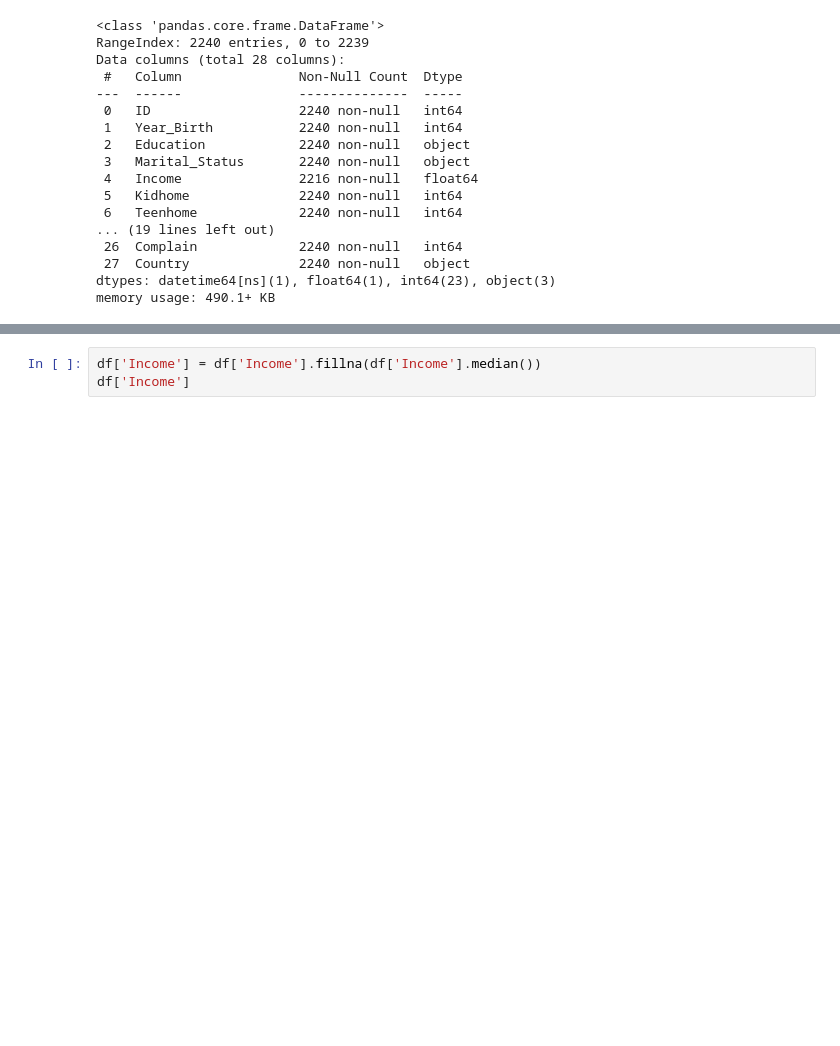
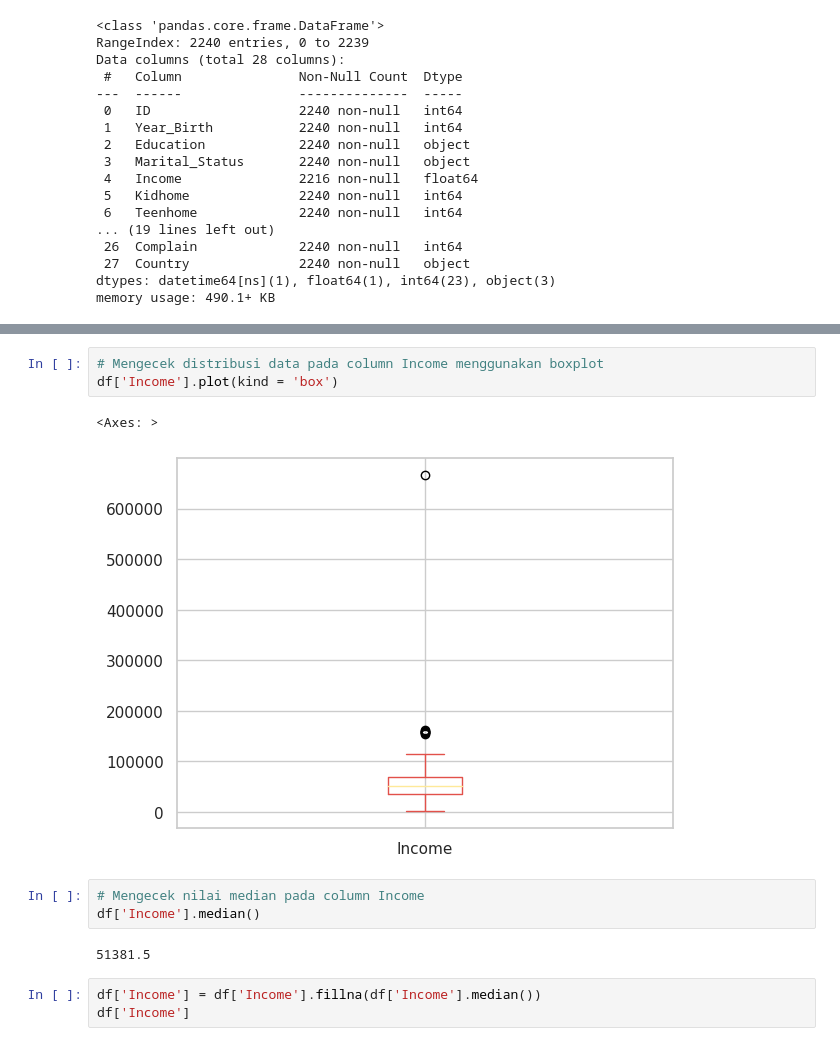
Before and after one commit to byancharizka/Marketing-Analytics-iFood, a Jupyter notebook: marketing_analytics.ipynb, the cells around one changed output, grey strips where cells are left out. Saved outputs shown, nothing was run; the diff lists cells and outputs as text; blank space fills up the shorter version.

Commit message:
Update fillna : median

```diff
--- a/marketing_analytics.ipynb
+++ b/marketing_analytics.ipynb
@@ -166,3 +236,14 @@ df['Income'].plot(kind='box', figsize=(3,4))
+# %%
+# Mengecek distribusi data pada column Income menggunakan boxplot
+df['Income'].plot(kind = 'box')
+# %% [output]
+<Axes: >
+[figure, added]
+# %%
+# Mengecek nilai median pada column Income
+df['Income'].median()
+# %% [output]
+51381.5
 # %%
 df['Income'] = df['Income'].fillna(df['Income'].median())
 df['Income']
```
Also changed, not shown: parts of 29 cells of this notebook.
